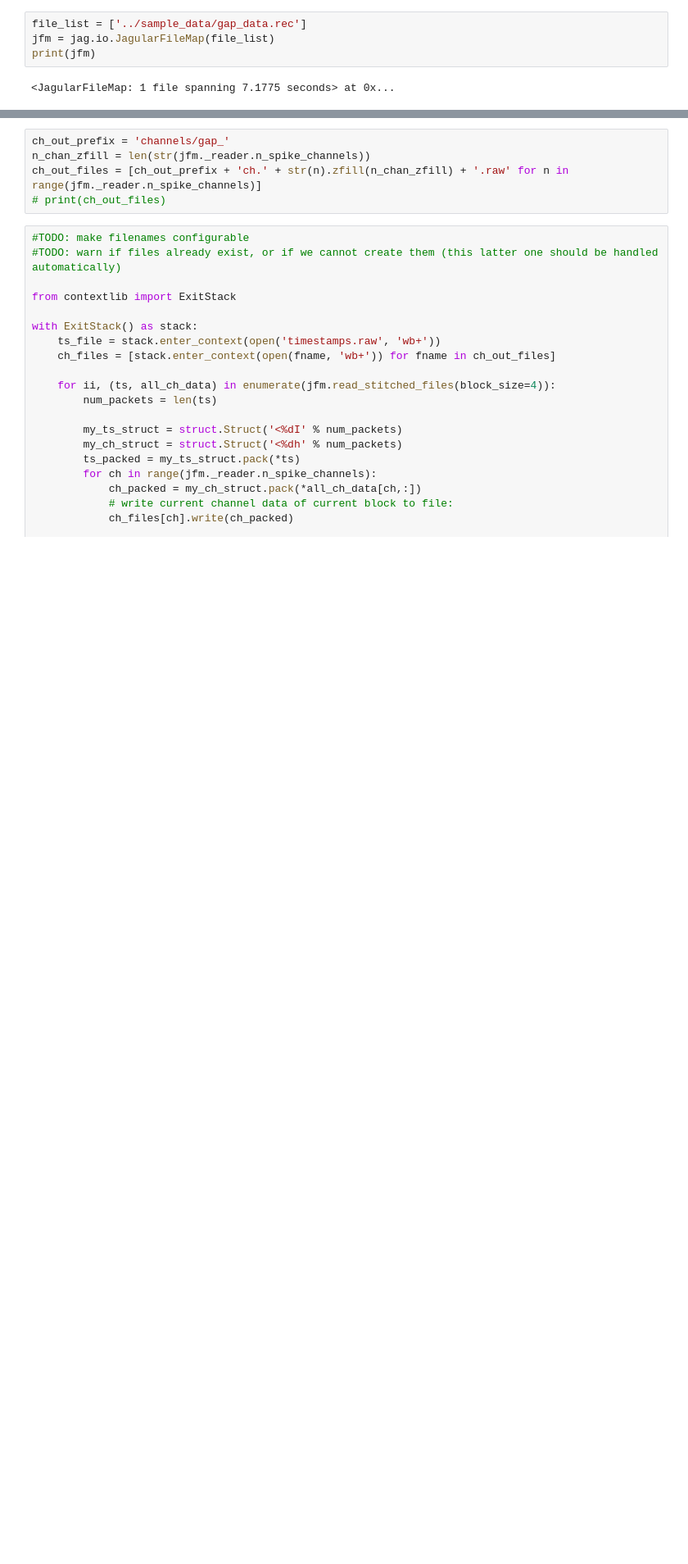
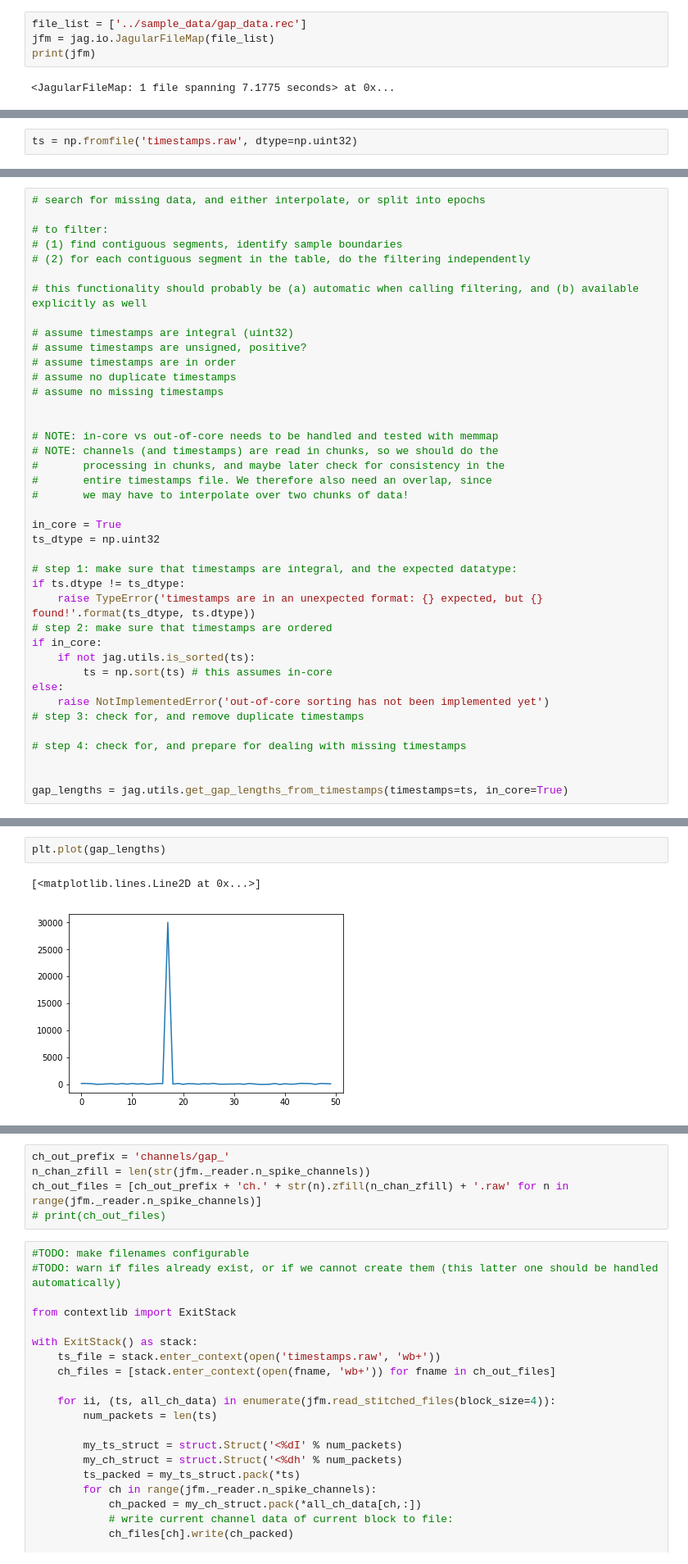
Before and after one commit to kemerelab/jagular, a Jupyter notebook: temp/filtering.ipynb, the cells around one changed output, grey strips where cells are left out. Shown at 82% size. Drawn from its saved outputs; the diff is of its cells as text; blank space fills up the shorter version.

```diff
--- a/temp/filtering.ipynb
+++ b/temp/filtering.ipynb
@@ -49,0 +45,2 @@ print(jfm)
+# %%
+ts = np.fromfile('timestamps.raw', dtype=np.uint32)
@@ -49,0 +59,40 @@ print(jfm)
+# %%
+# search for missing data, and either interpolate, or split into epochs
+
+# to filter:
+# (1) find contiguous segments, identify sample boundaries
+# (2) for each contiguous segment in the table, do the filtering independently
+
+# this functionality should probably be (a) automatic when calling filtering, and (b) available explicitly as well
+
+# assume timestamps are integral (uint32)
+# assume timestamps are unsigned, positive?
+# assume timestamps are in order
+# assume no duplicate timestamps
+# assume no missing timestamps
+
+
+# NOTE: in-core vs out-of-core needs to be handled and tested with memmap
+# NOTE: channels (and timestamps) are read in chunks, so we should do the
+#       processing in chunks, and maybe later check for consistency in the
+#       entire timestamps file. We therefore also need an overlap, since
+#       we may have to interpolate over two chunks of data!
+
+in_core = True
+ts_dtype = np.uint32
+
+# step 1: make sure that timestamps are integral, and the expected datatype:
+if ts.dtype != ts_dtype:
+    raise TypeError('timestamps are in an unexpected format: {} expected, but {} found!'.format(ts_dtype, ts.dtype))
+# step 2: make sure that timestamps are ordered
+if in_core:
+    if not jag.utils.is_sorted(ts):
+        ts = np.sort(ts) # this assumes in-core
+else:
+    raise NotImplementedError('out-of-core sorting has not been implemented yet')
+# step 3: check for, and remove duplicate timestamps
+
+# step 4: check for, and prepare for dealing with missing timestamps
+
+
+gap_lengths = jag.utils.get_gap_lengths_from_timestamps(timestamps=ts, in_core=True)
@@ -49,0 +120,5 @@ print(jfm)
+# %%
+plt.plot(gap_lengths)
+# %% [output]
+[<matplotlib.lines.Line2D at 0x...>]
+[figure, added]
```
Also changed, not shown: parts of 37 cells of this notebook.
